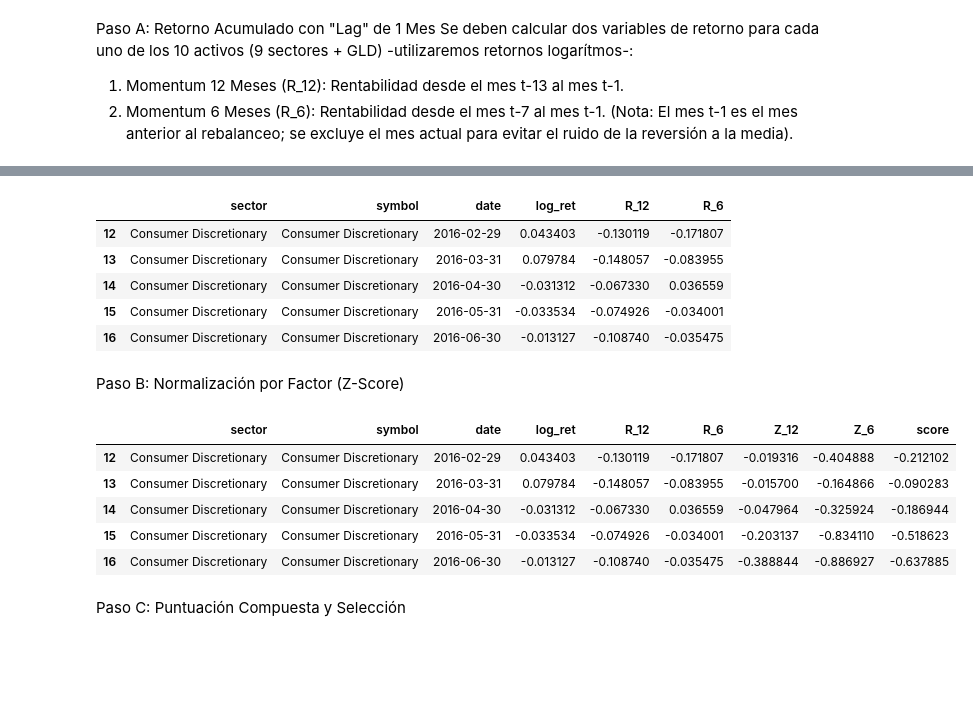
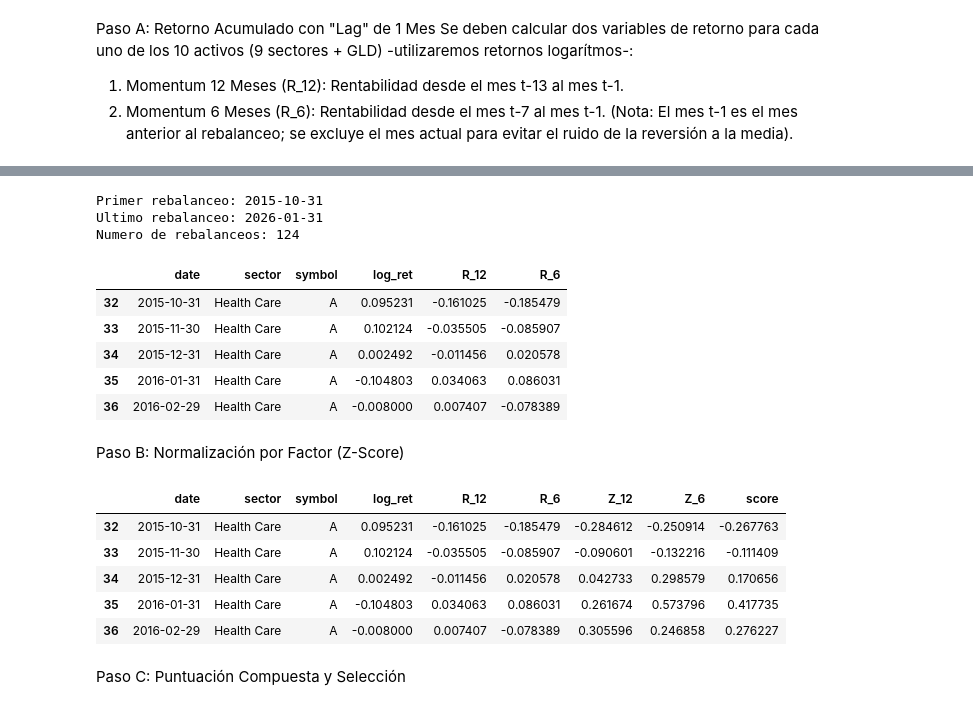
Before and after one commit to NataliaSJO/Practica-Miax-Backtesting, a Jupyter notebook: estrategia.ipynb, the cells around one changed output, grey strips where cells are left out. Cells and saved outputs as stored; diff of their text form; code cells hidden in the pictures; blank space fills up the shorter version.

```diff
--- a/estrategia.ipynb
+++ b/estrategia.ipynb
@@ -11,17 +11,23 @@ pd.set_option('display.width', 120)
 pd.set_option('display.max_columns', 50)
 # %%
 
-BACKTEST_START = pd.Timestamp('2015-01-31')
+BACKTEST_START = pd.Timestamp('2015-10-31')
 
-# Usamos historial amplio para poder calcular R_12 y R_6 con lag en enero-2015.
-try:
-    df = pd.read_parquet('sp500_history_copy.parquet')
-    source_file = 'sp500_history_copy.parquet'
-except Exception:
-    df = pd.read_pickle('sp500_history_filtered.pkl')
-    source_file = 'sp500_history_filtered.pkl'
+# Se usa el dataset filtrado ya preparado en EDA
+# (incluye historial suficiente para lag=1 con R_12 y R_6)
+df = pd.read_pickle('sp500_history_filtered.pkl')
+source_file = 'sp500_history_filtered.pkl'
 
 df['date'] = pd.to_datetime(df['date'])
 df = df.sort_values(['symbol', 'date']).reset_index(drop=True)
+
+required_history_start = BACKTEST_START - pd.offsets.MonthEnd(13)
+if df['date'].min() > required_history_start:
+    raise ValueError(
+        f'Historico insuficiente para iniciar en {BACKTEST_START.date()}. '
+        f'Se necesita al menos desde {required_history_start.date()} y el dataset arranca en {df["date"].min().date()}.'
+    )
+
 print('Fuente:', source_file)
 print('Rango de fechas:', df['date'].min().date(), '->', df['date'].max().date())
+print('BACKTEST_START:', BACKTEST_START.date())
@@ -119,5 +116,4 @@ Name: count, dtype: int64
 # %%
-
 # Paso A: Momentum 12M y 6M con lag de 1 mes (se excluye el mes actual)
 def add_momentum(df_in, window):
     col = f'R_{window}'
@@ -153,32 +149,36 @@ print('Ultimo rebalanceo:', rebalance_dates.max().date())
 print('Numero de rebalanceos:', len(rebalance_dates))
 mom.head()
 # %% [output]
+Primer rebalanceo: 2015-10-31
+Ultimo rebalanceo: 2026-01-31
+Numero de rebalanceos: 124
-|  | sector | symbol | date | log_ret | R_12 | R_6 |
-| 12 | Consumer Discretionary | Consumer Discretionary | 2016-02-29 | 0.043403 | -0.130119 | -0.171807 |
-| 13 | Consumer Discretionary | Consumer Discretionary | 2016-03-31 | 0.079784 | -0.148057 | -0.083955 |
-| 14 | Consumer Discretionary | Consumer Discretionary | 2016-04-30 | -0.031312 | -0.067330 | 0.036559 |
-| 15 | Consumer Discretionary | Consumer Discretionary | 2016-05-31 | -0.033534 | -0.074926 | -0.034001 |
-| 16 | Consumer Discretionary | Consumer Discretionary | 2016-06-30 | -0.013127 | -0.108740 | -0.035475 |
+|  | date | sector | symbol | log_ret | R_12 | R_6 |
+| 32 | 2015-10-31 | Health Care | A | 0.095231 | -0.161025 | -0.185479 |
+| 33 | 2015-11-30 | Health Care | A | 0.102124 | -0.035505 | -0.085907 |
+| 34 | 2015-12-31 | Health Care | A | 0.002492 | -0.011456 | 0.020578 |
+| 35 | 2016-01-31 | Health Care | A | -0.104803 | 0.034063 | 0.086031 |
+| 36 | 2016-02-29 | Health Care | A | -0.008000 | 0.007407 | -0.078389 |
 # %% [markdown]
 Paso B: Normalización por Factor (Z-Score)
 # %%
 # Paso B: Z-score por mes
 for col in ['R_12', 'R_6']:
     mu = mom.groupby('date')[col].transform('mean')
-    sigma = mom.groupby('date')[col].transform('std')
+    sigma = mom.groupby('date')[col].transform('std').replace(0, np.nan)
     suffix = col.split('_')[1]
     mom[f'Z_{suffix}'] = (mom[col] - mu) / sigma
 
-# Paso C: Score final y seleccion
+# Paso C: Score final
 mom['score'] = (mom['Z_12'] + mom['Z_6']) / 2
+mom = mom.dropna(subset=['score']).copy()
 mom.head()
 # %% [output]
-|  | sector | symbol | date | log_ret | R_12 | R_6 | Z_12 | Z_6 | score |
-| 12 | Consumer Discretionary | Consumer Discretionary | 2016-02-29 | 0.043403 | -0.130119 | -0.171807 | -0.019316 | -0.404888 | -0.212102 |
-| 13 | Consumer Discretionary | Consumer Discretionary | 2016-03-31 | 0.079784 | -0.148057 | -0.083955 | -0.015700 | -0.164866 | -0.090283 |
-| 14 | Consumer Discretionary | Consumer Discretionary | 2016-04-30 | -0.031312 | -0.067330 | 0.036559 | -0.047964 | -0.325924 | -0.186944 |
-| 15 | Consumer Discretionary | Consumer Discretionary | 2016-05-31 | -0.033534 | -0.074926 | -0.034001 | -0.203137 | -0.834110 | -0.518623 |
-| 16 | Consumer Discretionary | Consumer Discretionary | 2016-06-30 | -0.013127 | -0.108740 | -0.035475 | -0.388844 | -0.886927 | -0.637885 |
+|  | date | sector | symbol | log_ret | R_12 | R_6 | Z_12 | Z_6 | score |
+| 32 | 2015-10-31 | Health Care | A | 0.095231 | -0.161025 | -0.185479 | -0.284612 | -0.250914 | -0.267763 |
+| 33 | 2015-11-30 | Health Care | A | 0.102124 | -0.035505 | -0.085907 | -0.090601 | -0.132216 | -0.111409 |
+| 34 | 2015-12-31 | Health Care | A | 0.002492 | -0.011456 | 0.020578 | 0.042733 | 0.298579 | 0.170656 |
+| 35 | 2016-01-31 | Health Care | A | -0.104803 | 0.034063 | 0.086031 | 0.261674 | 0.573796 | 0.417735 |
+| 36 | 2016-02-29 | Health Care | A | -0.008000 | 0.007407 | -0.078389 | 0.305596 | 0.246858 | 0.276227 |
 # %% [markdown]
 Paso C: Puntuación Compuesta y Selección
 # %%
```
Also changed, not shown: parts of 9 cells of this notebook, 2 other files.
